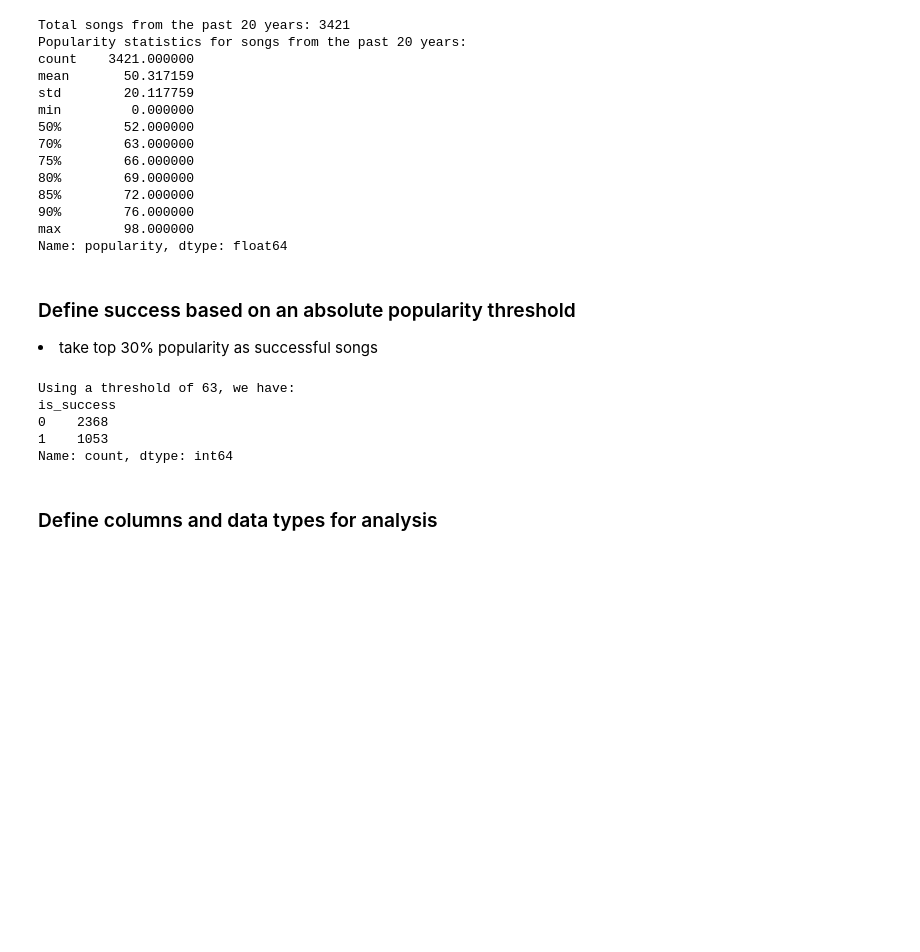
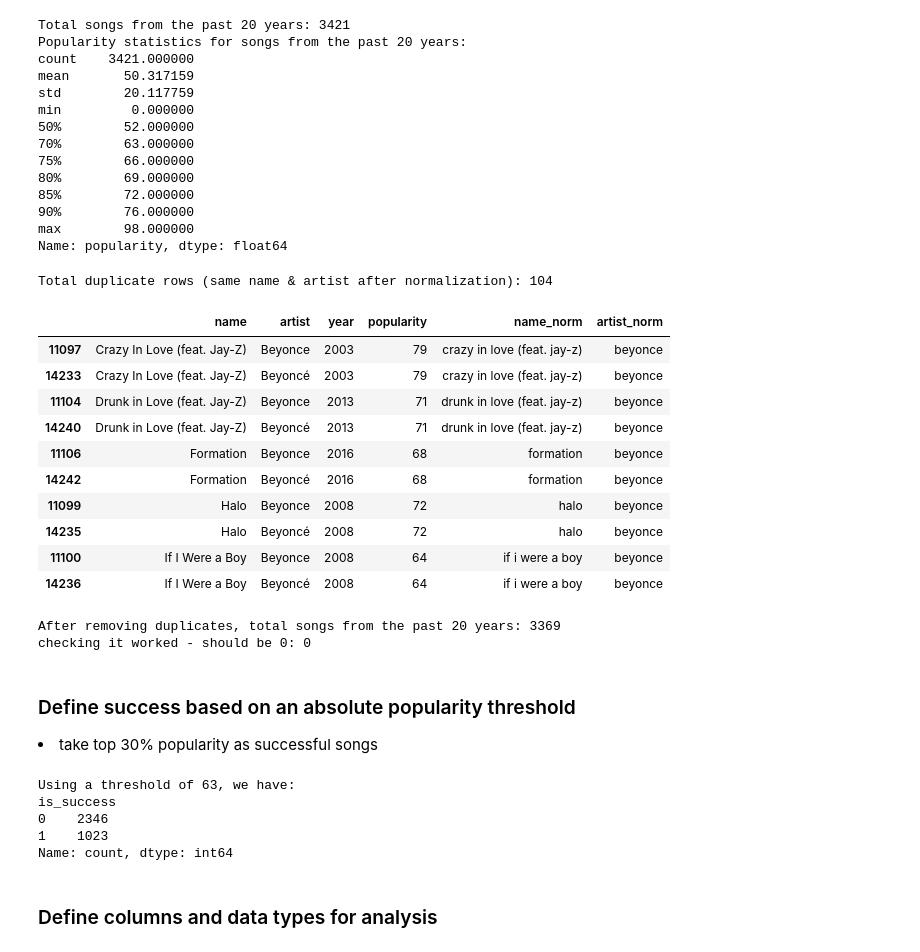
Before and after one commit to ofriK1708/data_science_projects, a Jupyter notebook: music_success_audio_features/researchDataset.ipynb, the cells around one changed output. Drawn from its saved outputs; the diff is of its cells as text; code cells hidden in the pictures; blank space fills up the shorter version.

```diff
--- a/music_success_audio_features/researchDataset.ipynb
+++ b/music_success_audio_features/researchDataset.ipynb
@@ -101,6 +101,65 @@ min         0.000000
 90%        76.000000
 max        98.000000
 Name: popularity, dtype: float64
+# %%
+# python
+import unicodedata
+import re
+import pandas as pd
+
+
+def normalize_text(s):
+    if pd.isna(s):
+        return s
+    s = str(s)
+    # decompose unicode and remove diacritics (Beyoncé -> Beyonce)
+    s = unicodedata.normalize("NFKD", s)
+    s = "".join(ch for ch in s if not unicodedata.combining(ch))
+    # lowercase, collapse whitespace, strip
+    s = re.sub(r"\s+", " ", s).strip().lower()
+    return s
+
+
+# create normalized columns
+songs_past_20_years["artist_norm"] = songs_past_20_years["artist"].apply(normalize_text)
+songs_past_20_years["name_norm"] = songs_past_20_years["name"].apply(normalize_text)
+
+# inspect how many duplicate groups (same normalized name + artist)
+dup_mask = songs_past_20_years.duplicated(subset=["name_norm", "artist_norm"], keep=False)
+print(f"Total duplicate rows (same name & artist after normalization): {dup_mask.sum()}")
+
+# optional: view a sample of duplicates for manual inspection
+dup_sample = songs_past_20_years[dup_mask].sort_values(["artist_norm", "name_norm"])
+display(dup_sample[["name", "artist", "year", "popularity", "name_norm", "artist_norm"]].head(10))
+
+# --- keep the highest-popularity record per duplicated group ---
+songs_past_20_years = (
+    songs_past_20_years.sort_values("popularity", ascending=False)
+    .drop_duplicates(subset=["name_norm", "artist_norm"], keep="first")
+    .reset_index(drop=True)
+)
+
+# cleanup normalized helper columns if no longer needed
+songs_past_20_years = songs_past_20_years.drop(columns=["artist_norm", "name_norm"])
+# %% [output]
+Total duplicate rows (same name & artist after normalization): 104
+|  | name | artist | year | popularity | name_norm | artist_norm |
+| 11097 | Crazy In Love (feat. Jay-Z) | Beyonce | 2003 | 79 | crazy in love (feat. jay-z) | beyonce |
+| 14233 | Crazy In Love (feat. Jay-Z) | Beyoncé | 2003 | 79 | crazy in love (feat. jay-z) | beyonce |
+| 11104 | Drunk in Love (feat. Jay-Z) | Beyonce | 2013 | 71 | drunk in love (feat. jay-z) | beyonce |
+| 14240 | Drunk in Love (feat. Jay-Z) | Beyoncé | 2013 | 71 | drunk in love (feat. jay-z) | beyonce |
+| 11106 | Formation | Beyonce | 2016 | 68 | formation | beyonce |
+| 14242 | Formation | Beyoncé | 2016 | 68 | formation | beyonce |
+| 11099 | Halo | Beyonce | 2008 | 72 | halo | beyonce |
+| 14235 | Halo | Beyoncé | 2008 | 72 | halo | beyonce |
+| 11100 | If I Were a Boy | Beyonce | 2008 | 64 | if i were a boy | beyonce |
+| 14236 | If I Were a Boy | Beyoncé | 2008 | 64 | if i were a boy | beyonce |
+# %%
+print(f"\nAfter removing duplicates, total songs from the past 20 years: {len(songs_past_20_years)}")
+print(f"checking it worked - should be 0: {songs_past_20_years.duplicated(subset=['name', 'artist']).sum()}")
+# %% [output]
+After removing duplicates, total songs from the past 20 years: 3369
+checking it worked - should be 0: 0
 # %% [markdown]
 ### Define success based on an absolute popularity threshold
 <li> take top 30% popularity as successful songs
@@ -117,8 +176,8 @@ print(songs_past_20_years['is_success'].value_counts())
 # %% [output]
 Using a threshold of 63, we have:
 is_success
-0    2368
-1    1053
+0    2346
+1    1023
 Name: count, dtype: int64
 # %% [markdown]
 ### Define columns and data types for analysis
```
Also changed, not shown: parts of 9 cells of this notebook.
